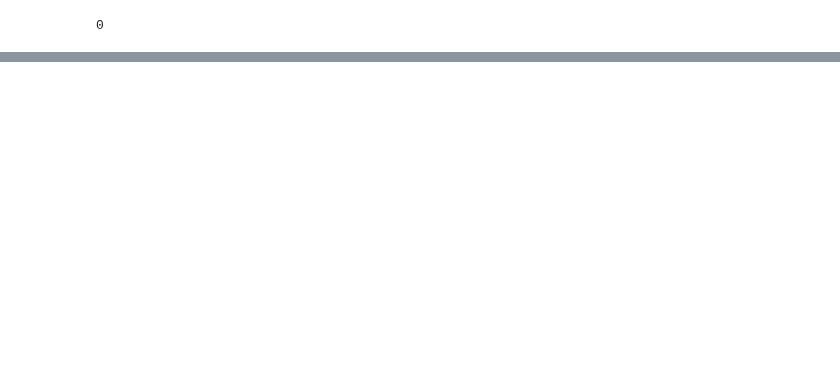
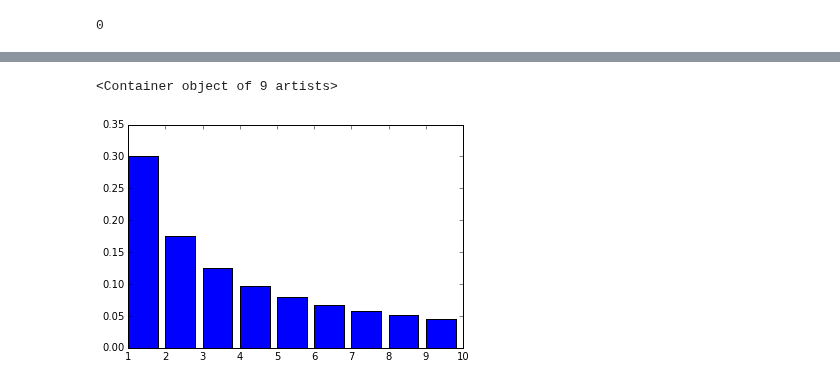
Before and after one commit to milcent/benford_py, a Jupyter notebook: Benford.ipynb, the cells around one changed output, grey strips where cells are left out. Cells and saved outputs as stored; diff of their text form; code cells hidden in the pictures; blank space fills up the shorter version.

```diff
--- a/Benford.ipynb
+++ b/Benford.ipynb
@@ -186,0 +253,4 @@ plt.plot(np.arange(len(tt.ms)), tt.ms)
+# %%
+def firstDigit():
+	a = np.arange(1,10)
+	return np.log10(1 + (1. / a))
@@ -186,0 +269,6 @@ plt.plot(np.arange(len(tt.ms)), tt.ms)
+# %%
+a6 = np.arange(1,10)
+plt.bar(a6,firstDigit())
+# %% [output]
+<Container object of 9 artists>
+[figure, added]
```
Also changed, not shown: parts of 21 cells of this notebook, 1 other file.
